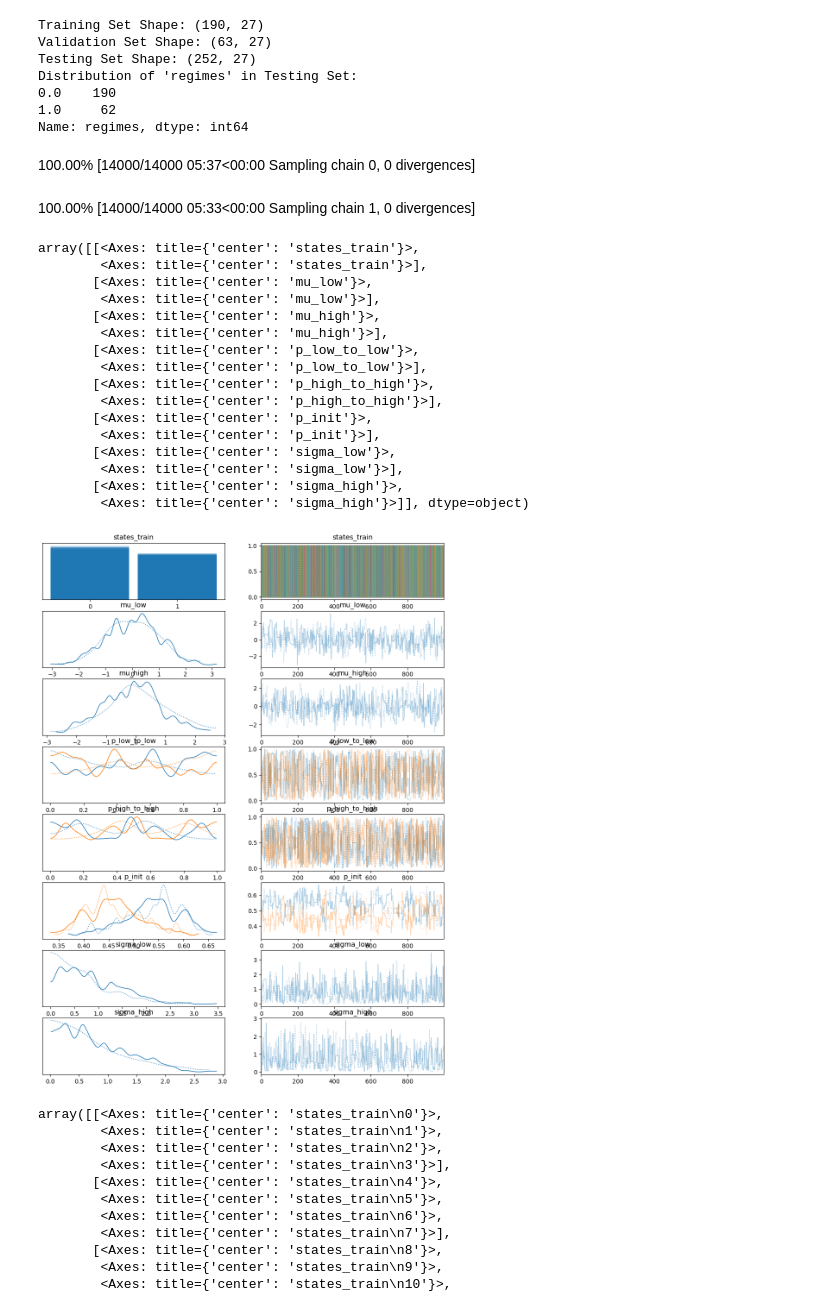
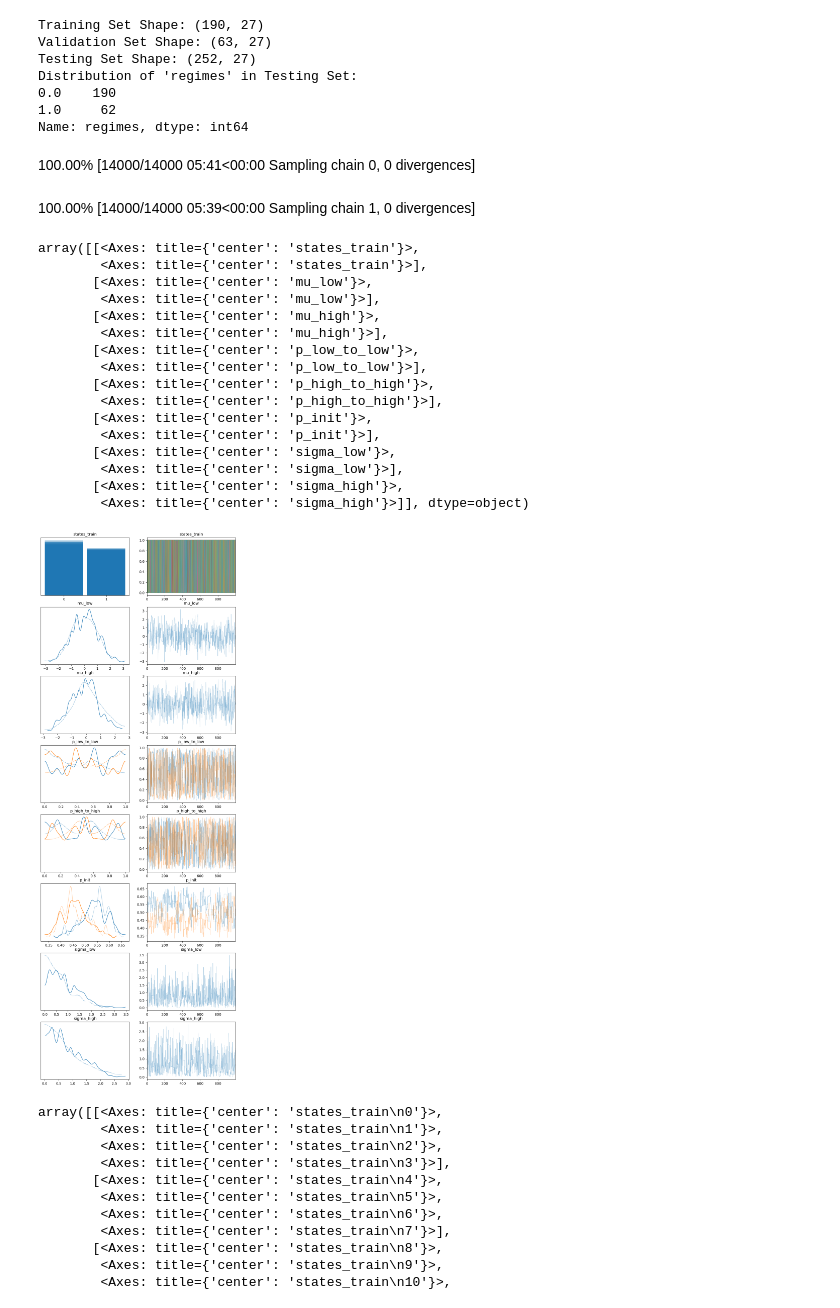
Before and after one commit to kenl8/kenl8, a Jupyter notebook: capstone_project_group4521.ipynb, the cells around one changed output. Cells and saved outputs as stored; diff of their text form; code cells hidden in the pictures.

```diff
--- a/capstone_project_group4521.ipynb
+++ b/capstone_project_group4521.ipynb
@@ -484,37 +484,37 @@ with pm.Model() as model_hmsm:
     sigma_high = pm.HalfNormal('sigma_high', sigma=1)
 
     # Create a masked array
     obs_low_train_values = np.ma.masked_array(X_train['Volatility'].values, mask=(states_train != 0))
     obs_high_train_values = np.ma.masked_array(X_train['Volatility'].values, mask=(states_train != 1))
 
     obs_low_train = pm.Normal('obs_low_train', mu=mu_low, sigma=sigma_low, observed=obs_low_train_values)
     obs_high_train = pm.Normal('obs_high_train', mu=mu_high, sigma=sigma_high, observed=obs_high_train_values)
 
     # Sample from the model
     trace_hmsm = pm.sample(1000, tune=13000, step=pm.Metropolis(), cores=1)
 
 # Ploting the train set
-pm.plot_trace(trace_hmsm)
+pm.plot_trace(trace_hmsm, figsize=(10, 28))
 # %% [output]
-100.00% [14000/14000 05:37<00:00 Sampling chain 0, 0 divergences]
+100.00% [14000/14000 05:41<00:00 Sampling chain 0, 0 divergences]
-100.00% [14000/14000 05:33<00:00 Sampling chain 1, 0 divergences]
+100.00% [14000/14000 05:39<00:00 Sampling chain 1, 0 divergences]
 array([[<Axes: title={'center': 'states_train'}>,
         <Axes: title={'center': 'states_train'}>],
        [<Axes: title={'center': 'mu_low'}>,
         <Axes: title={'center': 'mu_low'}>],
        [<Axes: title={'center': 'mu_high'}>,
         <Axes: title={'center': 'mu_high'}>],
        [<Axes: title={'center': 'p_low_to_low'}>,
         <Axes: title={'center': 'p_low_to_low'}>],
        [<Axes: title={'center': 'p_high_to_high'}>,
         <Axes: title={'center': 'p_high_to_high'}>],
        [<Axes: title={'center': 'p_init'}>,
         <Axes: title={'center': 'p_init'}>],
        [<Axes: title={'center': 'sigma_low'}>,
         <Axes: title={'center': 'sigma_low'}>],
        [<Axes: title={'center': 'sigma_high'}>,
         <Axes: title={'center': 'sigma_high'}>]], dtype=object)
-[figure, old version]
+[figure, new version]
 # %%
 #Plotting the Posterior Distributions
 
```
Also changed, not shown: parts of 6 cells of this notebook.
